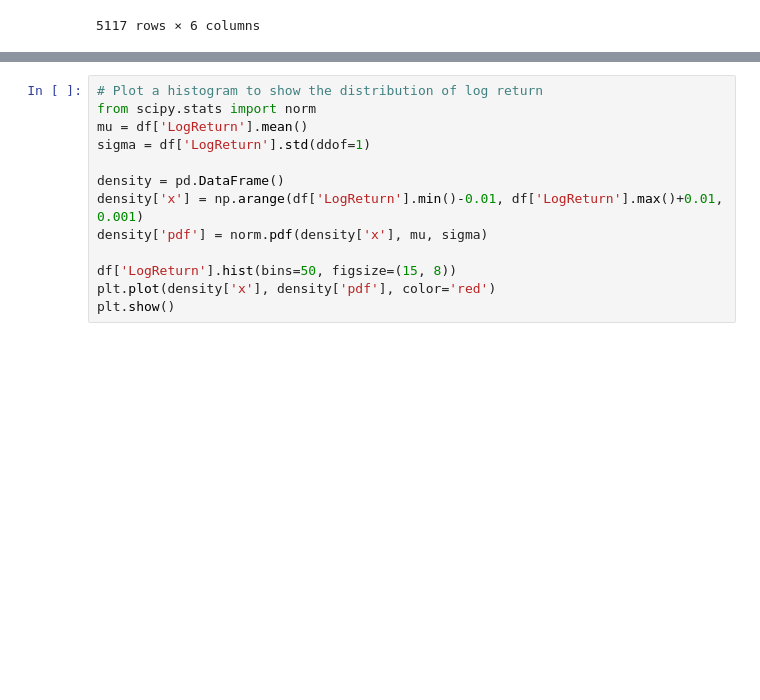
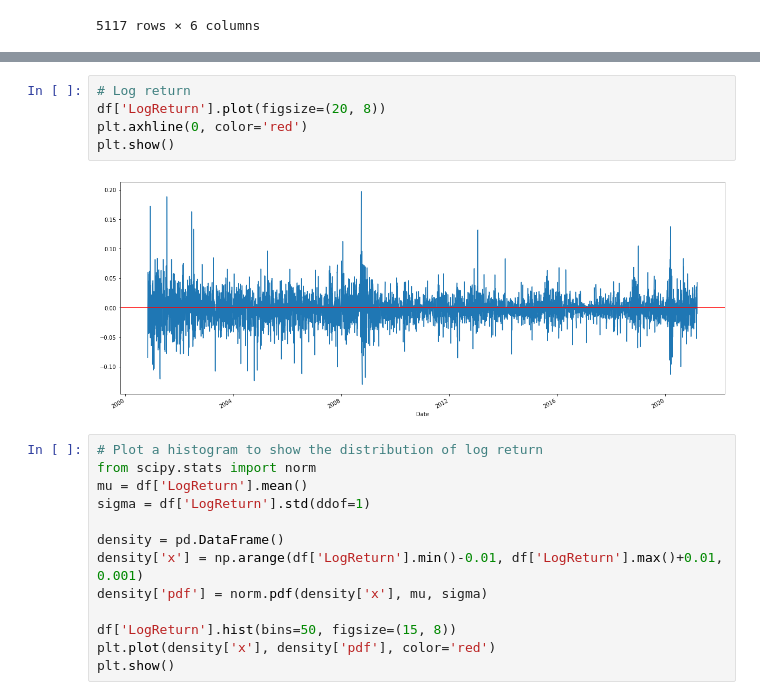
Before and after one commit to sergiocabrales/python, a Jupyter notebook: LogReturn.ipynb, the cells around one changed output, grey strips where cells are left out. Drawn from its saved outputs; the diff is of its cells as text; blank space fills up the shorter version.

```diff
--- a/LogReturn.ipynb
+++ b/LogReturn.ipynb
@@ -46,6 +47,13 @@ df
 | 2021-03-05 | 121.940002 | 117.570000 | 120.980003 | 121.419998 | 153590400.0 | 121.419998 | -0.010681 |
 | 2021-03-08 | 121.000000 | 116.209999 | 120.930000 | 116.360001 | 153918600.0 | 116.360001 | 0.042567 |
 5117 rows × 7 columns
+# %%
+# Log return
+df['LogReturn'].plot(figsize=(20, 8))
+plt.axhline(0, color='red')
+plt.show()
+# %% [output]
+[figure, added]
 # %%
 # Plot a histogram to show the distribution of log return
 from scipy.stats import norm
```
Also changed, not shown: parts of 2 cells of this notebook.
